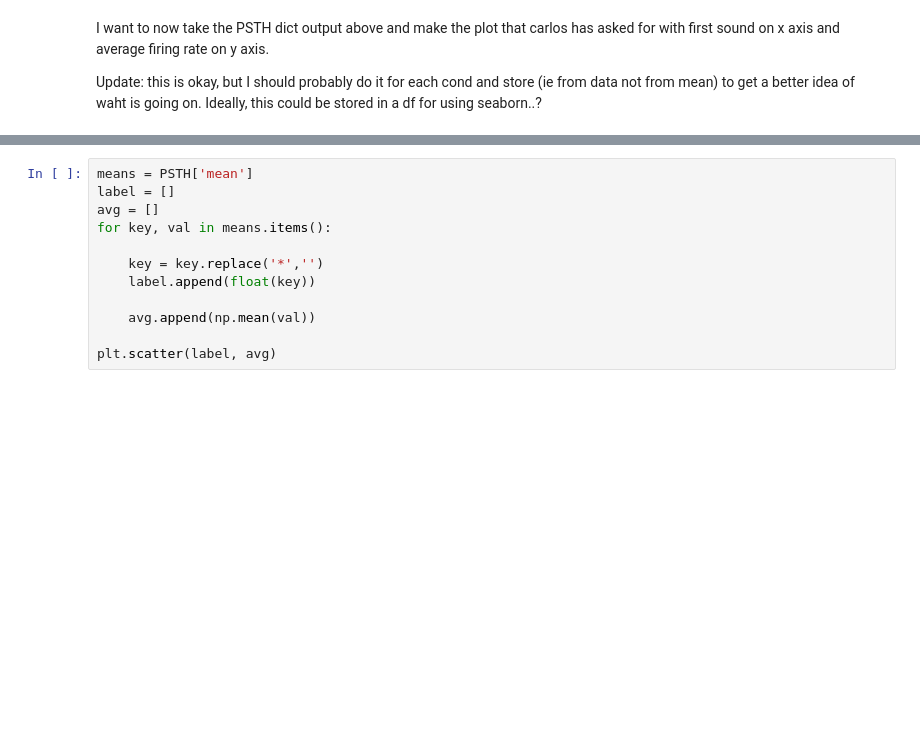
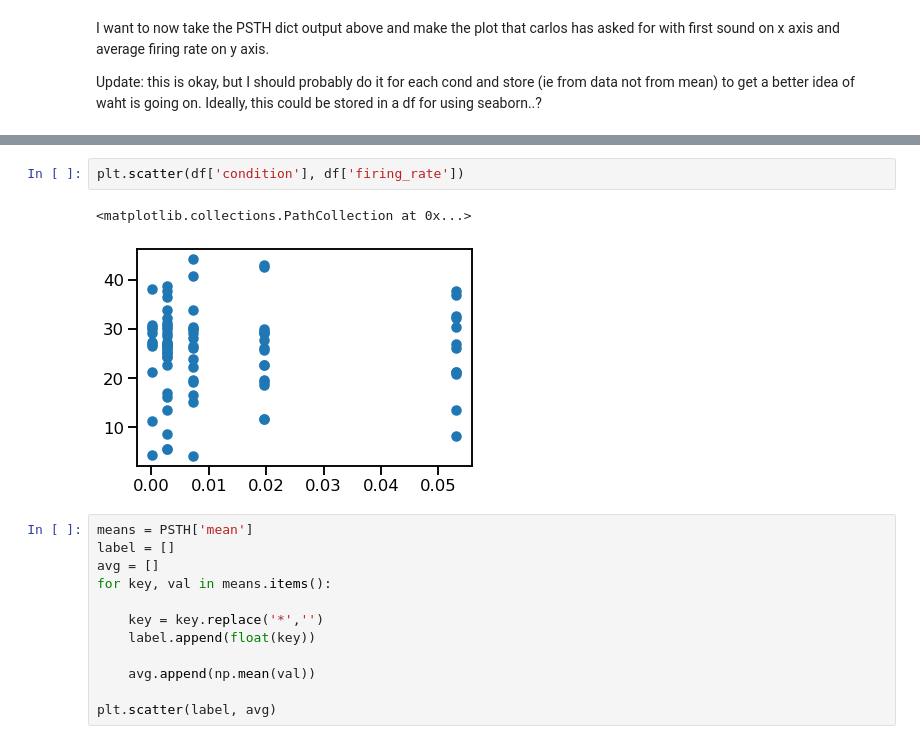
Before and after one commit to Brody-Lab/jbreda_PWM_mPFC_analysis, a Jupyter notebook: event_centering.ipynb, the cells around one changed output, grey strips where cells are left out. Saved outputs shown, nothing was run; the diff lists cells and outputs as text; blank space fills up the shorter version.

```diff
--- a/event_centering.ipynb
+++ b/event_centering.ipynb
@@ -188,3 +302,8 @@ single_k
+# %%
+plt.scatter(df['condition'], df['firing_rate'])
+# %% [output]
+<matplotlib.collections.PathCollection at 0x...>
+[figure, added]
 # %%
 means = PSTH['mean']
 label = []
```
Also changed, not shown: parts of 25 cells of this notebook.
